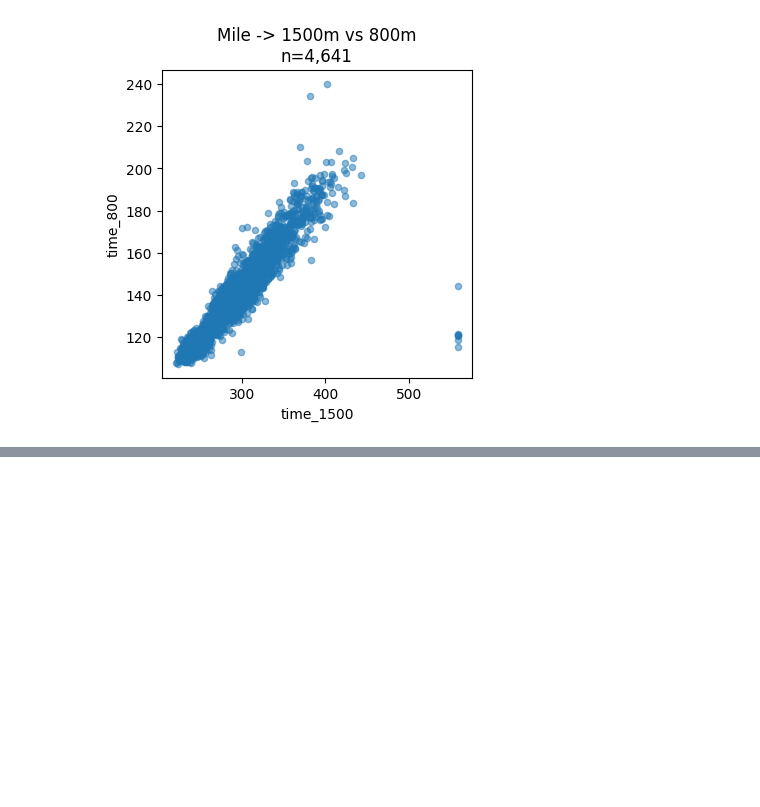
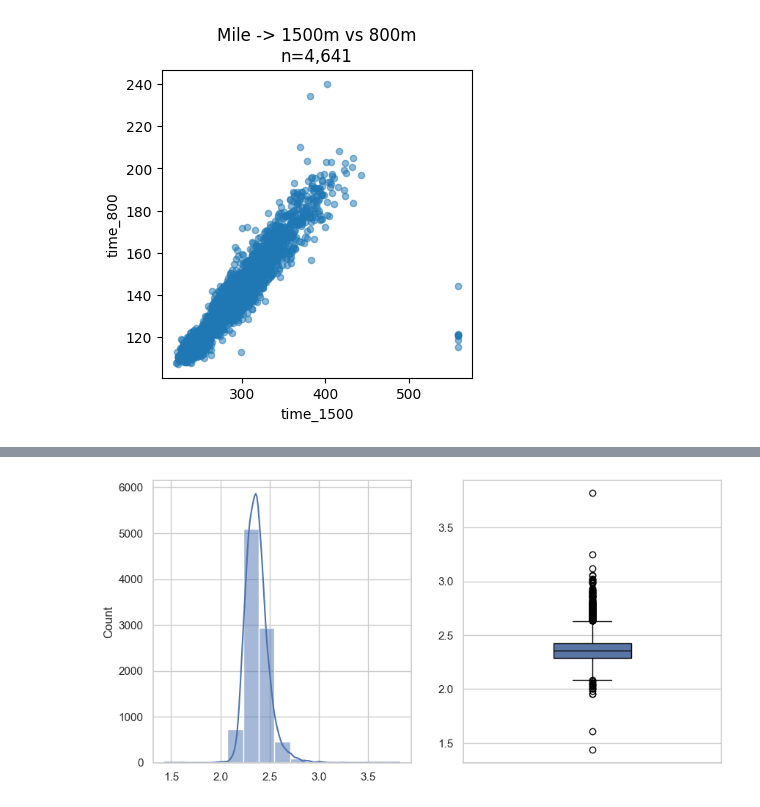
Before and after one commit to mitchellggreenhalgh/mid-distance-webscrapers, a Jupyter notebook: mid_distance_race_performances.ipynb, the cells around one changed output, grey strips where cells are left out. Cells and saved outputs as stored; diff of their text form; code cells hidden in the pictures; blank space fills up the shorter version.

```diff
--- a/mid_distance_race_performances.ipynb
+++ b/mid_distance_race_performances.ipynb
@@ -271,0 +201,16 @@ sns.regplot(x='time_400', y='time_800', data=df_all,
+# %%
+# Find metric to describe outliers
+metric = (df_400['time_800'] / df_400['time_400'])
+
+plt.figure(figsize=(10,5))
+
+plt.subplot(1,2,1)
+sns.histplot(metric,
+             bins=int(np.ceil(np.log2(len(metric)) + 1)),
+             kde=True)
+
+plt.subplot(1,2,2)
+sns.boxplot(y=metric.values, width=0.3, linecolor='black')
+plt.show()
+# %% [output]
+[figure, added]
```
Also changed, not shown: parts of 28 cells of this notebook.
